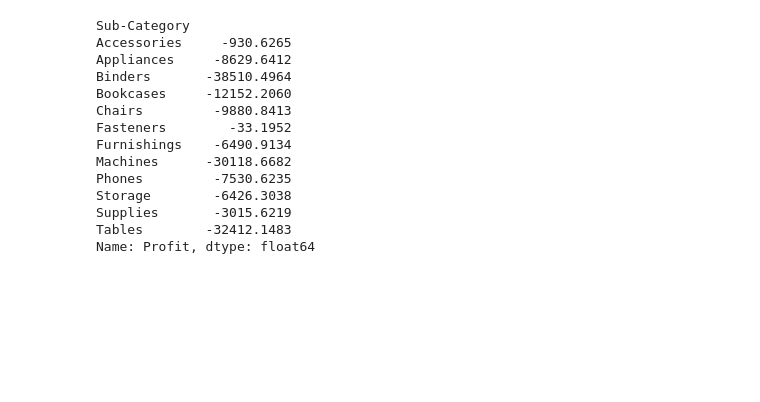
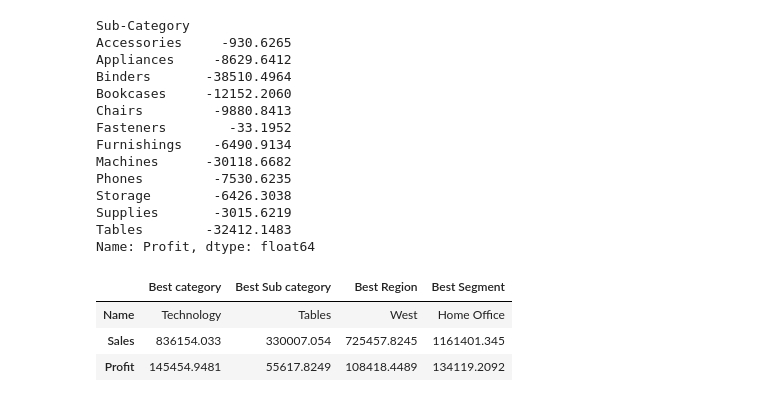
Before and after one commit to AdiXjaiswal/Sales-Dashboard, a Jupyter notebook: sales_dashboard.ipynb, the cells around one changed output. Cells and saved outputs as stored; diff of their text form; code cells hidden in the pictures; blank space fills up the shorter version.

```diff
--- a/sales_dashboard.ipynb
+++ b/sales_dashboard.ipynb
@@ -168,3 +168,22 @@ Storage        -6426.3038
 Supplies       -3015.6219
 Tables        -32412.1483
 Name: Profit, dtype: float64
+# %%
+max_cat_sales=cat_sales.max()
+max_sub_sales=sub_cat_sales.max()
+max_reg_sales=region_sales.max()
+max_seg_sales=seg_sales.max()
+best_sales={
+    "Best category": [max_cat_sales["Category"], max_cat_sales["Sales"], max_cat_sales["Profit"]],
+    "Best Sub category": [max_sub_sales["Sub-Category"], max_sub_sales["Sales"], max_sub_sales["Profit"]],
+    "Best Region": [max_reg_sales["Region"], max_reg_sales["Sales"], max_reg_sales["Profit"]],
+    "Best Segment": [max_seg_sales["Segment"],max_seg_sales["Sales"], max_seg_sales["Profit"]]
+}
+best_sales=pd.DataFrame(best_sales)
+best_sales.index=["Name","Sales","Profit"]
+best_sales
+# %% [output]
+|  | Best category | Best Sub category | Best Region | Best Segment |
+| Name | Technology | Tables | West | Home Office |
+| Sales | 836154.033 | 330007.054 | 725457.8245 | 1161401.345 |
+| Profit | 145454.9481 | 55617.8249 | 108418.4489 | 134119.2092 |
```
Also changed, not shown: parts of 3 cells of this notebook.
